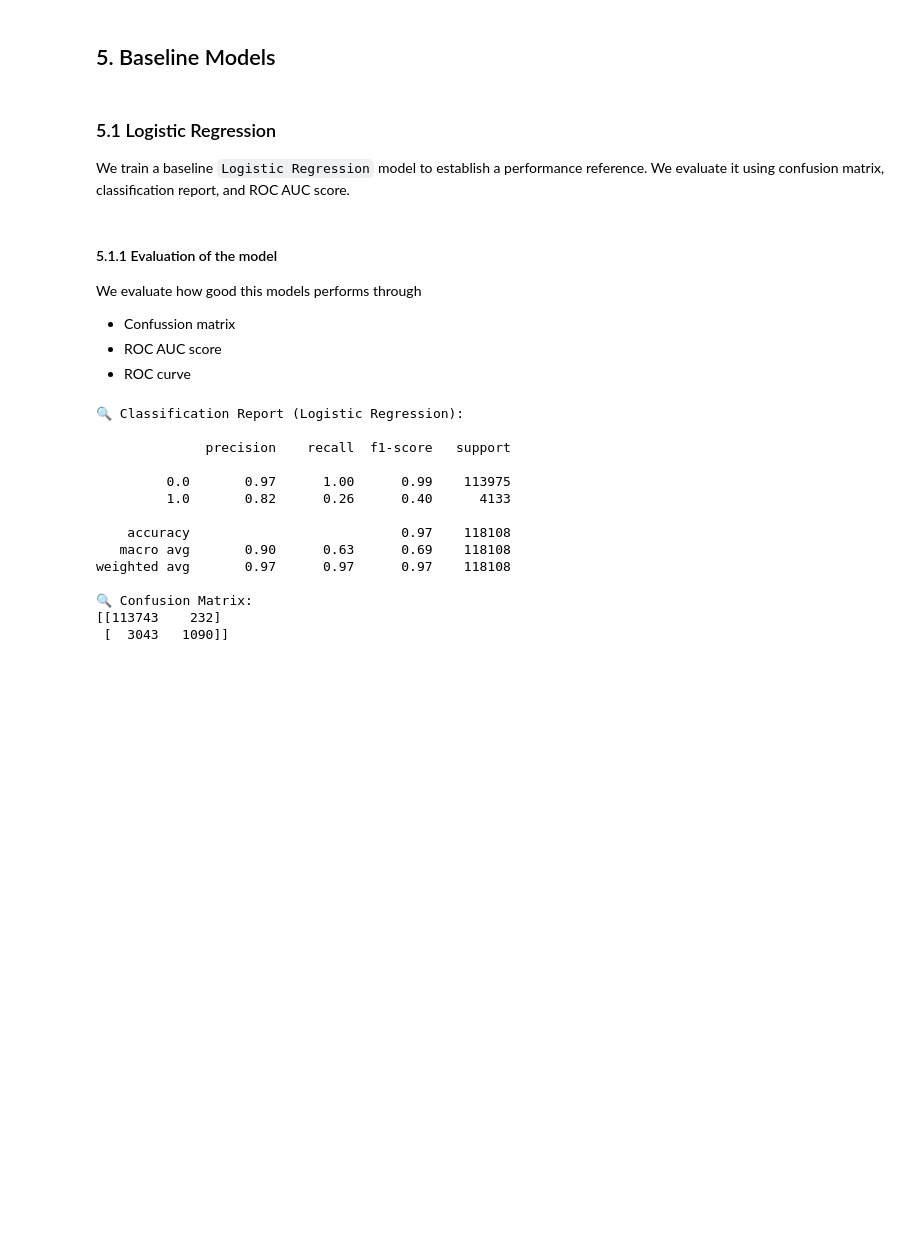
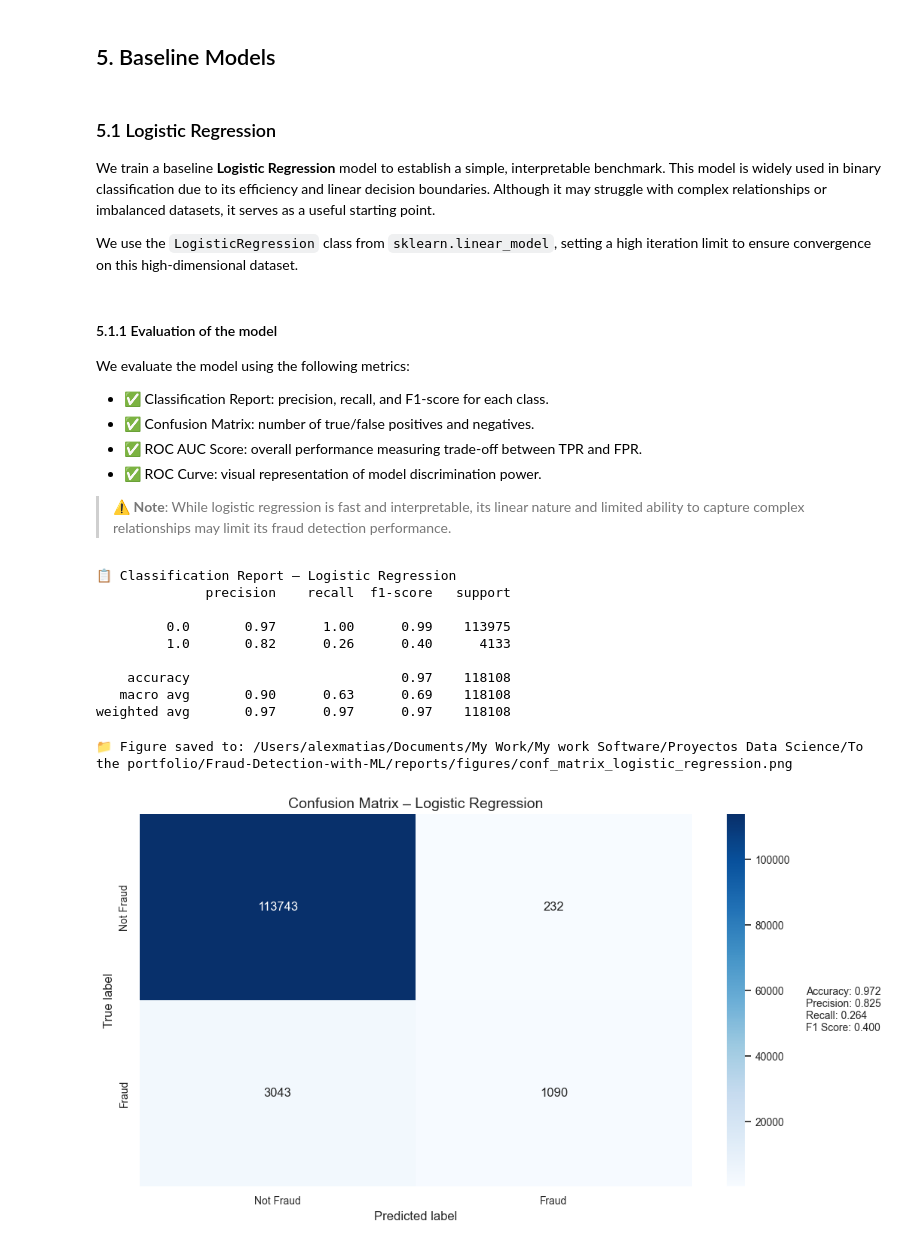
Before and after one commit to alexmatiasas/Fraud-Detection-with-ML, a Jupyter notebook: notebooks/02_Preprocessing_Modeling_in_Python.ipynb, the cells around one changed output. Cells and saved outputs as stored; diff of their text form; code cells hidden in the pictures; blank space fills up the shorter version.

```diff
--- a/notebooks/02_Preprocessing_Modeling_in_Python.ipynb
+++ b/notebooks/02_Preprocessing_Modeling_in_Python.ipynb
@@ -129,5 +190,7 @@ print(f"✅ Test shape:  {X_test.shape}")
 # %% [markdown]
 ### 5.1 Logistic Regression
 
-We train a baseline `Logistic Regression` model to establish a performance reference. We evaluate it using confusion matrix, classification report, and ROC AUC score.
+We train a baseline **Logistic Regression** model to establish a simple, interpretable benchmark. This model is widely used in binary classification due to its efficiency and linear decision boundaries. Although it may struggle with complex relationships or imbalanced datasets, it serves as a useful starting point.
+
+We use the `LogisticRegression` class from `sklearn.linear_model`, setting a high iteration limit to ensure convergence on this high-dimensional dataset.
 # %%
@@ -141,21 +204,19 @@ y_proba_lr = lr_model.predict_proba(X_test)[:, 1]
 # %% [markdown]
 #### 5.1.1 Evaluation of the model
 
-We evaluate how good this models performs through
+We evaluate the model using the following metrics:
 
-- Confussion matrix
-- ROC AUC score
-- ROC curve
+- ✅ Classification Report: precision, recall, and F1-score for each class.
+- ✅ Confusion Matrix: number of true/false positives and negatives.
+- ✅ ROC AUC Score: overall performance measuring trade-off between TPR and FPR.
+- ✅ ROC Curve: visual representation of model discrimination power.
+
+> ⚠️ **Note**: While logistic regression is fast and interpretable, its linear nature and limited ability to capture complex relationships may limit its fraud detection performance.
 # %%
 # Evaluation
-print("🔍 Classification Report (Logistic Regression):\n")
-print(classification_report(y_test, y_pred_lr))
-
-print("🔍 Confusion Matrix:")
-print(confusion_matrix(y_test, y_pred_lr))
+print_classification_report(y_test, y_pred_lr, model_name="Logistic Regression")
 # %% [output]
-🔍 Classification Report (Logistic Regression):
-
+📋 Classification Report – Logistic Regression
               precision    recall  f1-score   support
 
          0.0       0.97      1.00      0.99    113975
@@ -164,8 +225,10 @@ print(confusion_matrix(y_test, y_pred_lr))
     accuracy                           0.97    118108
    macro avg       0.90      0.63      0.69    118108
 weighted avg       0.97      0.97      0.97    118108
-
-🔍 Confusion Matrix:
-[[113743    232]
- [  3043   1090]]
+# %%
+# Confusion Matrix Plot for Logistic Regression
+plot_confusion_matrix_with_metrics(y_test, y_pred_lr, model_name="Logistic Regression", save=True)
+# %% [output]
+📁 Figure saved to: /Users/alexmatias/Documents/My Work/My work Software/Proyectos Data Science/To the portfolio/Fraud-Detection-with-ML/reports/figures/conf_matrix_logistic_regression.png
+[figure, added]
 # %%
```
Also changed, not shown: parts of 135 cells of this notebook, 32 other files.
